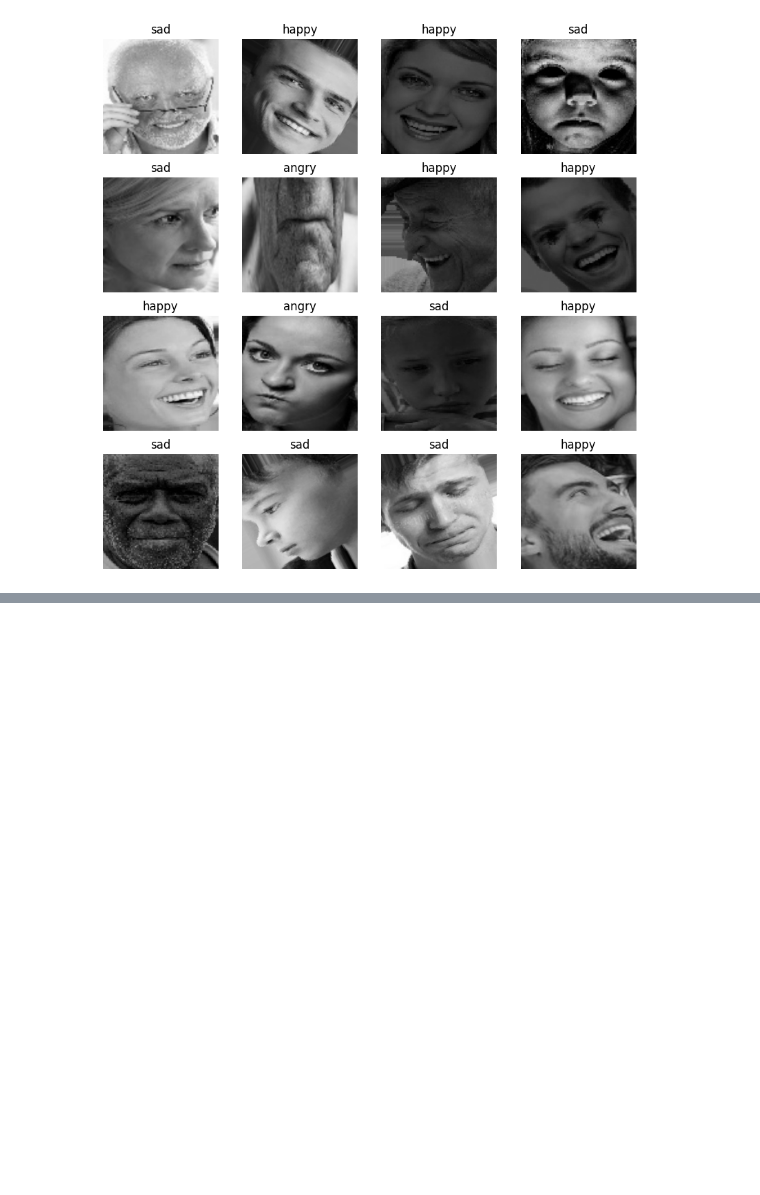
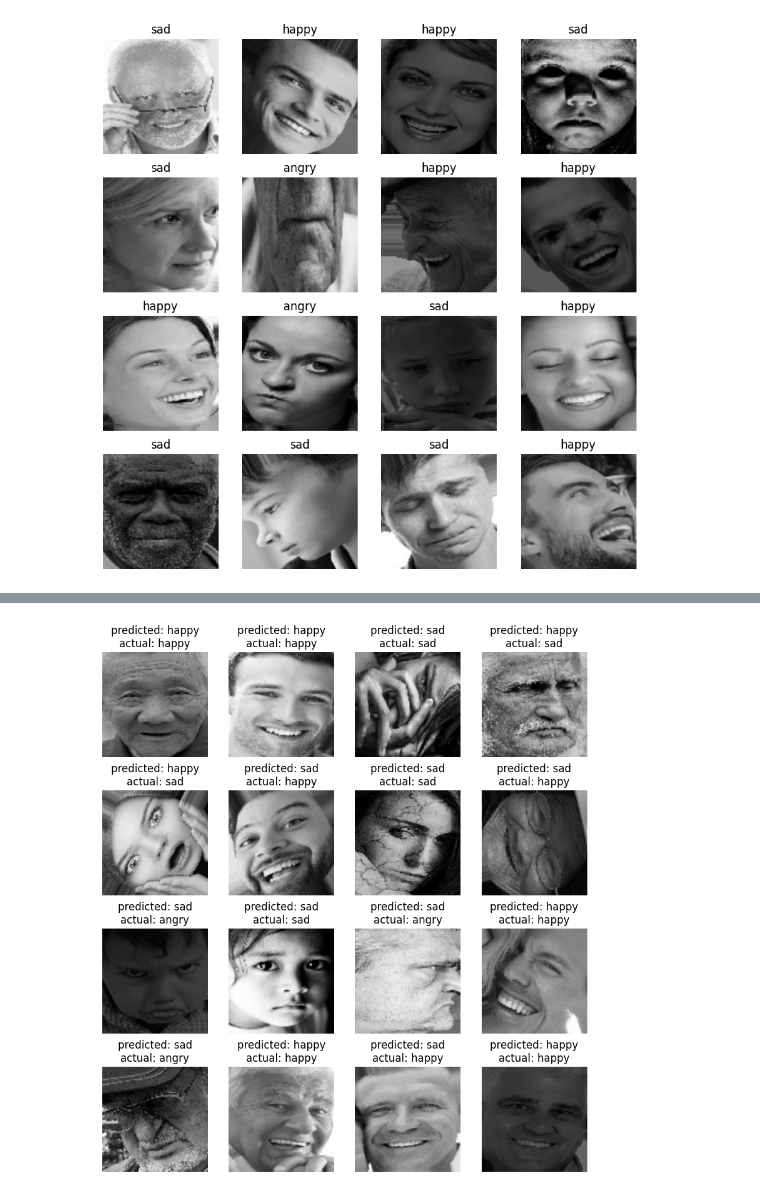
Before and after one commit to albertalvin8080/Python-LearningPath, a Jupyter notebook: tensorflow/05_human_emotions_detection/24_human_emotions_detection.ipynb, the cells around one changed output, grey strips where cells are left out. Saved outputs shown, nothing was run; the diff lists cells and outputs as text; code cells hidden in the pictures; blank space fills up the shorter version.

```diff
--- a/tensorflow/05_human_emotions_detection/24_human_emotions_detection.ipynb
+++ b/tensorflow/05_human_emotions_detection/24_human_emotions_detection.ipynb
@@ -261,0 +276,19 @@ plt.show()
+# %%
+plt.figure(figsize=[10, 11])
+
+for images, labels in test_dataset.take(1):
+    for i in range(16):
+        plt.subplot(4, 4, i + 1)
+        plt.axis("off")
+        plt.imshow(images[i] / 255.0)
+
+        pred = lenet_model.predict(tf.expand_dims(images[i], axis=0), verbose=0)
+        predicted = tf.math.argmax(pred, axis=-1)[0]
+        actual = tf.math.argmax(labels[i], axis=0)
+        # print(pred)
+        # print(CLASS_NAMES[predicted], CLASS_NAMES[actual])
+
+        plt.title(f"predicted: {CLASS_NAMES[predicted]}\nactual: {CLASS_NAMES[actual]}")
+
+plt.show()
+# %% [output]
@@ -261,0 +296 @@ plt.show()
+[figure, added]
```
Also changed, not shown: parts of 11 cells of this notebook.
